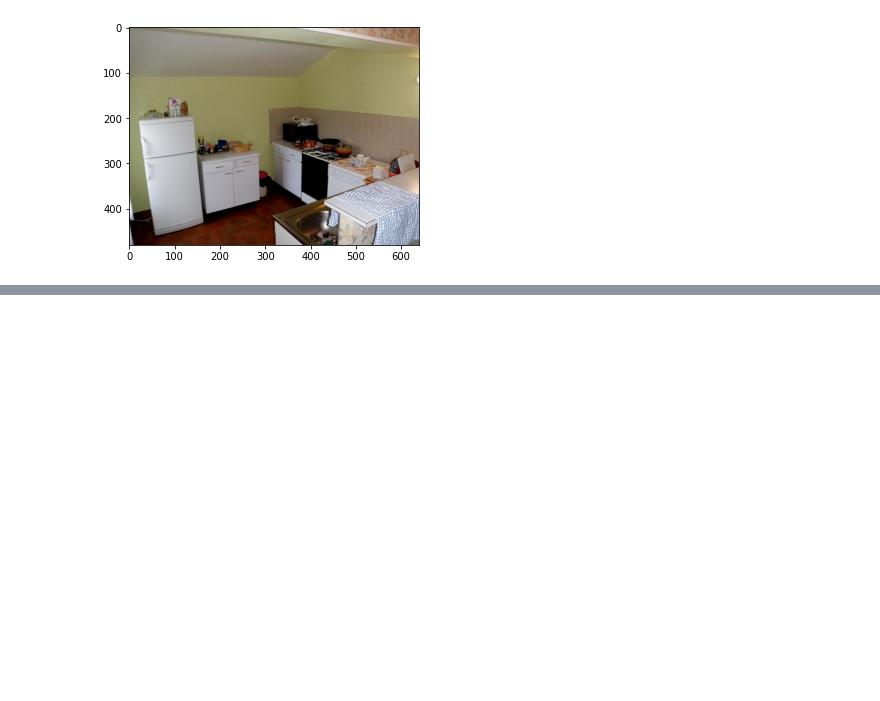
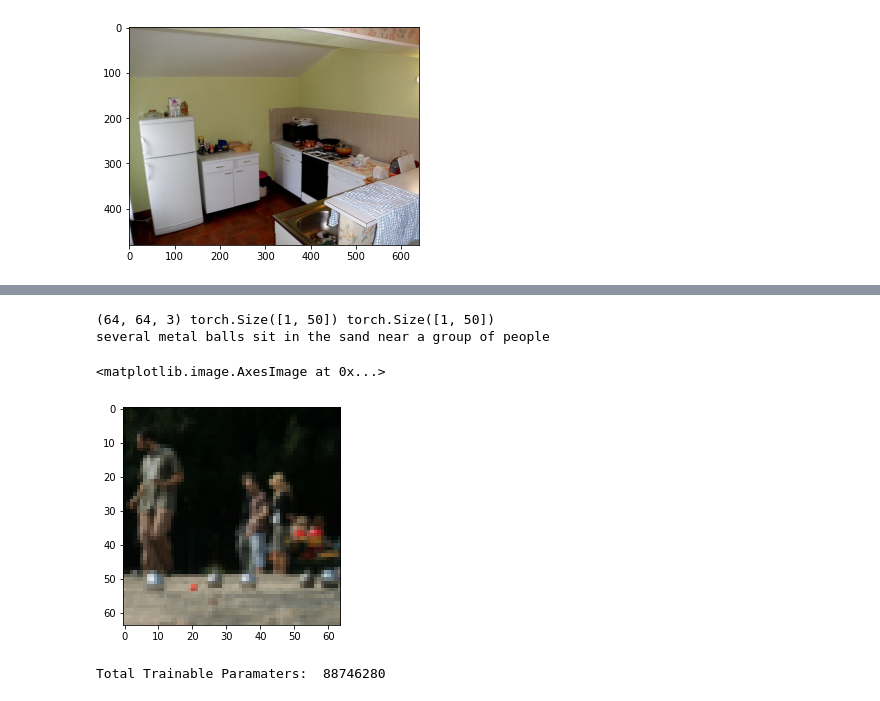
Before and after one commit to vishal-burman/PyTorch-Architectures, a Jupyter notebook: misc/Image_Search(Dual_Encoder).ipynb, the cells around one changed output, grey strips where cells are left out. Cells and saved outputs as stored; diff of their text form; code cells hidden in the pictures; blank space fills up the shorter version.

```diff
--- a/misc/Image_Search(Dual_Encoder).ipynb
+++ b/misc/Image_Search(Dual_Encoder).ipynb
@@ -66,6 +70,9 @@ for image_path in image_paths:
     image_path_list.extend([image_path] * len(captions))
 # %%
 limit = (90 * len(image_paths) // 100) * captions_per_image
+
+sample_caption_list = caption_list[:20]
+sample_image_path_list = image_path_list[:20]
 
 train_caption_list = caption_list[:limit]
 train_image_path_list = image_path_list[:limit]
@@ -125,0 +119,42 @@ class CustomDataset(Dataset):
+# %%
+class CustomDataset(Dataset):
+  def __init__(self, image_list, caption_list, tokenizer, transforms=None):
+    self.image_list = image_list
+    self.caption_list = caption_list
+    self.transforms = transforms
+    self.tokenizer = tokenizer
+
+  def __len__(self):
+    return len(self.image_list)
+
+  def __getitem__(self, idx):
+    images = Image.open(self.image_list[idx])
+    image_tensor = self.transforms(images)
+    texts = self.caption_list[idx]
+    tokens = self.tokenizer(texts, max_length=50, padding='max_length', truncation=True, return_tensors='pt')
+    return {
+        'img': image_tensor,
+        'ids': tokens['input_ids'],
+        'mask': tokens['attention_mask'],
+    }
+
+custom_transforms = transforms.Compose([transforms.Resize((64, 64)),
+                                        transforms.ToTensor()])
+# %%
+sample_dataset = CustomDataset(sample_image_path_list, sample_caption_list, tokenizer, custom_transforms)
+# %%
+sample_loader = DataLoader(dataset=sample_dataset, batch_size=1, shuffle=True)
+for sample in sample_loader:
+  img = sample['img'].squeeze(0).permute(1, 2, 0).numpy()
+  ids = sample['ids'].squeeze(1)
+  mask = sample['mask'].squeeze(1)
+  print(img.shape, ids.shape, mask.shape)
+  break
+outs = tokenizer.decode(ids[0], skip_special_tokens=True)
+print(outs)
+plt.imshow(img)
+# %% [output]
+(64, 64, 3) torch.Size([1, 50]) torch.Size([1, 50])
+several metal balls sit in the sand near a group of people
+<matplotlib.image.AxesImage at 0x...>
+[figure, added]
@@ -145,0 +224,9 @@ class VisionEncoder(nn.Module):
+# %%
+vision_encoder = VisionEncoder(model_resnet34, 256, 1, 0.1)
+text_encoder = TextEncoder(model_distilbert, 256, 1, 0.1)
+dual_encoder = DualEncoder(vision_encoder, text_encoder, temperature=0.05)
+
+params = sum(p.numel() for p in dual_encoder.parameters() if p.requires_grad)
+print('Total Trainable Paramaters: ', params)
+# %% [output]
+Total Trainable Paramaters:  88746280
```
Also changed, not shown: parts of 13 cells of this notebook.
